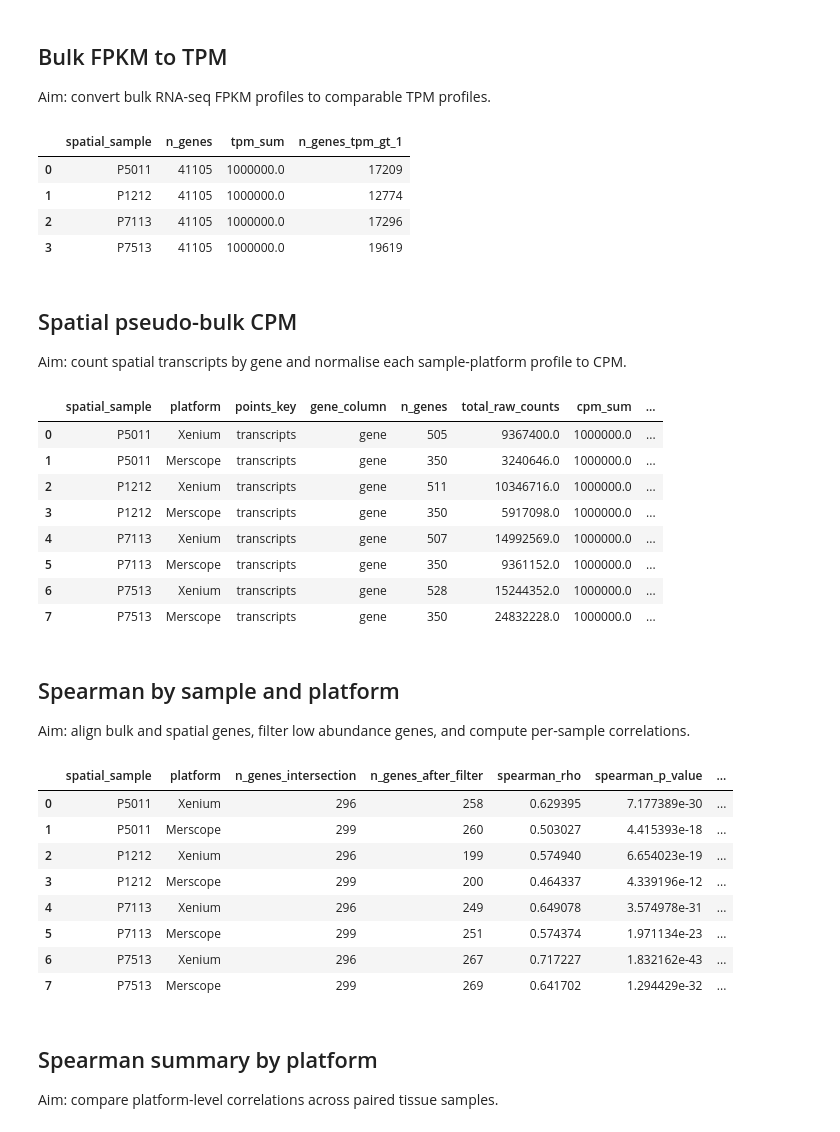
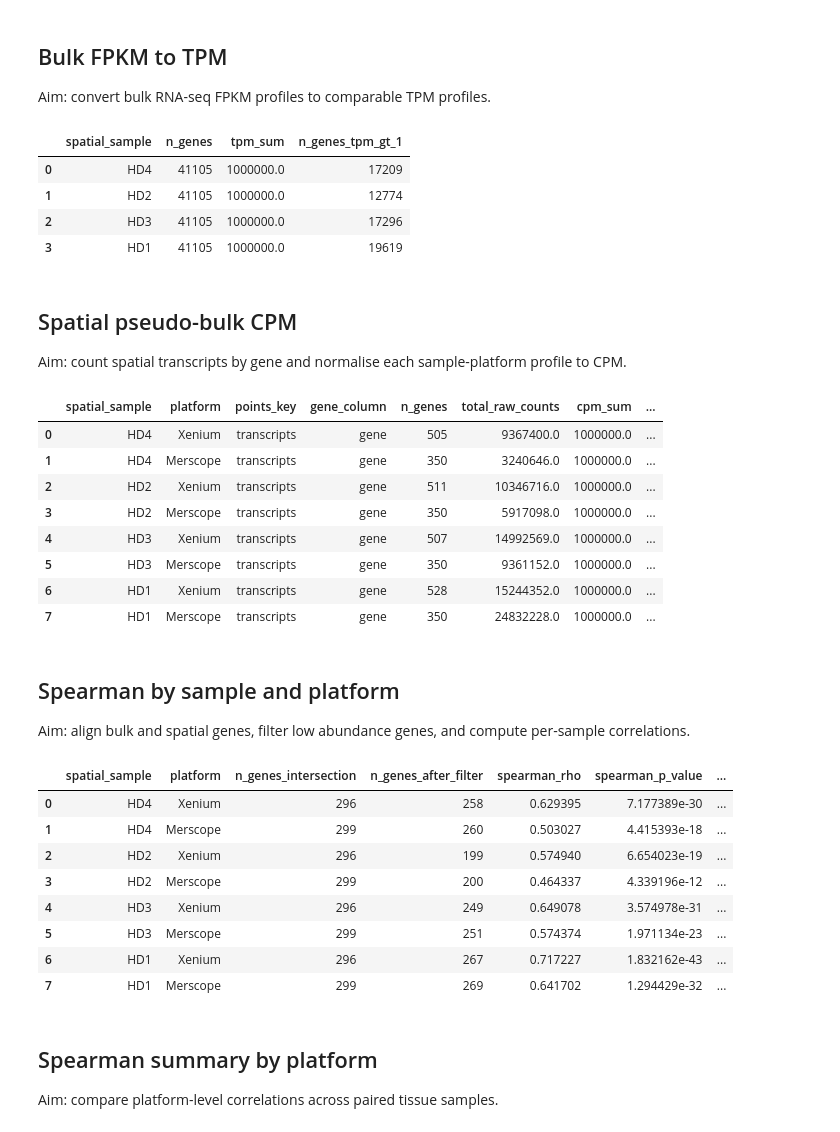
Before and after one commit to bourdenxlab/MerXen, a Jupyter notebook: notebooks/bulkseq_spatial_tpm_cpm_spearman.ipynb, the cells around one changed output. Cells and saved outputs as stored; diff of their text form; code cells hidden in the pictures.

```diff
--- a/notebooks/bulkseq_spatial_tpm_cpm_spearman.ipynb
+++ b/notebooks/bulkseq_spatial_tpm_cpm_spearman.ipynb
@@ -16,6 +18,7 @@ import pandas as pd
 import spatialdata as sd
 from scipy.stats import spearmanr, ttest_rel
 
+from merxen.privacy import to_real
 from merxen.qc.gene_comparison import apply_dataset_filter
 
 MERXEN_ROOT = Path(os.environ.get("MERXEN_ROOT", Path.cwd().parent)).resolve()
@@ -28,11 +31,10 @@ FPKM_TSV = BULKSEQ / "MerXenRNAseq.gene.FPKM.txt"
 SPATIAL_ZARR = Path("latest") / "latest_spatialdata.zarr"
 GENE_COLUMNS = ["gene", "feature_name", "target", "gene_name"]
 
+# Samples are named by aliases; the bulk-seq column of each carries its real name.
 SAMPLE_TO_FPKM_COL = {
-    "P5011": "S1_5011",
-    "P1212": "S2_1212",
-    "P7113": "S3_7113",
-    "P7513": "S4_7513",
+    sample: to_real(sample, form="bulk_column")
+    for sample in ("HD4", "HD2", "HD3", "HD1")
 }
 SAMPLES = list(SAMPLE_TO_FPKM_COL)
 PLATFORMS = {"Xenium": "xenium", "Merscope": "merscope"}
@@ -65,10 +67,10 @@ bulk_tpm_summary = pd.DataFrame(
 bulk_tpm_summary
 # %% [output]
 |  | spatial_sample | n_genes | tpm_sum | n_genes_tpm_gt_1 |
-| 0 | P5011 | 41105 | 1000000.0 | 17209 |
-| 1 | P1212 | 41105 | 1000000.0 | 12774 |
-| 2 | P7113 | 41105 | 1000000.0 | 17296 |
-| 3 | P7513 | 41105 | 1000000.0 | 19619 |
+| 0 | HD4 | 41105 | 1000000.0 | 17209 |
+| 1 | HD2 | 41105 | 1000000.0 | 12774 |
+| 2 | HD3 | 41105 | 1000000.0 | 17296 |
+| 3 | HD1 | 41105 | 1000000.0 | 19619 |
 # %% [markdown]
 ## Spatial pseudo-bulk CPM
 
@@ -80,7 +82,7 @@ summary_rows = []
 
 for sample in SAMPLES:
     for platform, folder in PLATFORMS.items():
-        zarr_path = RESULTS / sample / folder / SPATIAL_ZARR
+        zarr_path = RESULTS / to_real(sample) / folder / SPATIAL_ZARR
         sdata = sd.read_zarr(zarr_path)
         points_key = next((k for k in sdata.points if "transcript" in str(k).lower()), None)
         if points_key is None:
@@ -92,41 +94,41 @@ for sample in SAMPLES:
 
         if hasattr(points, "npartitions"):
             counts = points[[gene_col]].groupby(gene_col).size().compute()
         else:
             counts = points.groupby(gene_col).size()
         counts.index = counts.index.astype(str).str.strip()
         counts = counts[(counts.index != "") & (counts.index != "nan")]
         counts = counts.groupby(level=0).sum().astype(float)
         counts = apply_dataset_filter(counts, platform)
 
         cpm = counts / counts.sum() * 1_000_000
         spatial_counts[(sample, platform)] = counts
         spatial_cpm[(sample, platform)] = cpm.rename("spatial_cpm")
         summary_rows.append(
             {
                 "spatial_sample": sample,
                 "platform": platform,
                 "points_key": str(points_key),
                 "gene_column": gene_col,
                 "n_genes": len(counts),
                 "total_raw_counts": counts.sum(),
                 "cpm_sum": cpm.sum(),
                 "n_genes_cpm_gt_1": (cpm > MIN_CPM).sum(),
             }
         )
 
 spatial_cpm_summary = pd.DataFrame(summary_rows)
 spatial_cpm_summary
 # %% [output]
 |  | spatial_sample | platform | points_key | gene_column | n_genes | total_raw_counts | cpm_sum | ... |
-| 0 | P5011 | Xenium | transcripts | gene | 505 | 9367400.0 | 1000000.0 | ... |
-| 1 | P5011 | Merscope | transcripts | gene | 350 | 3240646.0 | 1000000.0 | ... |
-| 2 | P1212 | Xenium | transcripts | gene | 511 | 10346716.0 | 1000000.0 | ... |
-| 3 | P1212 | Merscope | transcripts | gene | 350 | 5917098.0 | 1000000.0 | ... |
-| 4 | P7113 | Xenium | transcripts | gene | 507 | 14992569.0 | 1000000.0 | ... |
-| 5 | P7113 | Merscope | transcripts | gene | 350 | 9361152.0 | 1000000.0 | ... |
-| 6 | P7513 | Xenium | transcripts | gene | 528 | 15244352.0 | 1000000.0 | ... |
-| 7 | P7513 | Merscope | transcripts | gene | 350 | 24832228.0 | 1000000.0 | ... |
+| 0 | HD4 | Xenium | transcripts | gene | 505 | 9367400.0 | 1000000.0 | ... |
+| 1 | HD4 | Merscope | transcripts | gene | 350 | 3240646.0 | 1000000.0 | ... |
+| 2 | HD2 | Xenium | transcripts | gene | 511 | 10346716.0 | 1000000.0 | ... |
+| 3 | HD2 | Merscope | transcripts | gene | 350 | 5917098.0 | 1000000.0 | ... |
+| 4 | HD3 | Xenium | transcripts | gene | 507 | 14992569.0 | 1000000.0 | ... |
+| 5 | HD3 | Merscope | transcripts | gene | 350 | 9361152.0 | 1000000.0 | ... |
+| 6 | HD1 | Xenium | transcripts | gene | 528 | 15244352.0 | 1000000.0 | ... |
+| 7 | HD1 | Merscope | transcripts | gene | 350 | 24832228.0 | 1000000.0 | ... |
 # %% [markdown]
 ## Spearman by sample and platform
 
@@ -161,14 +163,14 @@ correlation_summary = pd.DataFrame(correlation_rows)
 correlation_summary
 # %% [output]
 |  | spatial_sample | platform | n_genes_intersection | n_genes_after_filter | spearman_rho | spearman_p_value | ... |
-| 0 | P5011 | Xenium | 296 | 258 | 0.629395 | 7.177389e-30 | ... |
-| 1 | P5011 | Merscope | 299 | 260 | 0.503027 | 4.415393e-18 | ... |
-| 2 | P1212 | Xenium | 296 | 199 | 0.574940 | 6.654023e-19 | ... |
-| 3 | P1212 | Merscope | 299 | 200 | 0.464337 | 4.339196e-12 | ... |
-| 4 | P7113 | Xenium | 296 | 249 | 0.649078 | 3.574978e-31 | ... |
-| 5 | P7113 | Merscope | 299 | 251 | 0.574374 | 1.971134e-23 | ... |
-| 6 | P7513 | Xenium | 296 | 267 | 0.717227 | 1.832162e-43 | ... |
-| 7 | P7513 | Merscope | 299 | 269 | 0.641702 | 1.294429e-32 | ... |
+| 0 | HD4 | Xenium | 296 | 258 | 0.629395 | 7.177389e-30 | ... |
+| 1 | HD4 | Merscope | 299 | 260 | 0.503027 | 4.415393e-18 | ... |
+| 2 | HD2 | Xenium | 296 | 199 | 0.574940 | 6.654023e-19 | ... |
+| 3 | HD2 | Merscope | 299 | 200 | 0.464337 | 4.339196e-12 | ... |
+| 4 | HD3 | Xenium | 296 | 249 | 0.649078 | 3.574978e-31 | ... |
+| 5 | HD3 | Merscope | 299 | 251 | 0.574374 | 1.971134e-23 | ... |
+| 6 | HD1 | Xenium | 296 | 267 | 0.717227 | 1.832162e-43 | ... |
+| 7 | HD1 | Merscope | 299 | 269 | 0.641702 | 1.294429e-32 | ... |
 # %% [markdown]
 ## Spearman summary by platform
 
```
Also changed, not shown: parts of 4 cells of this notebook, 10 other files.
